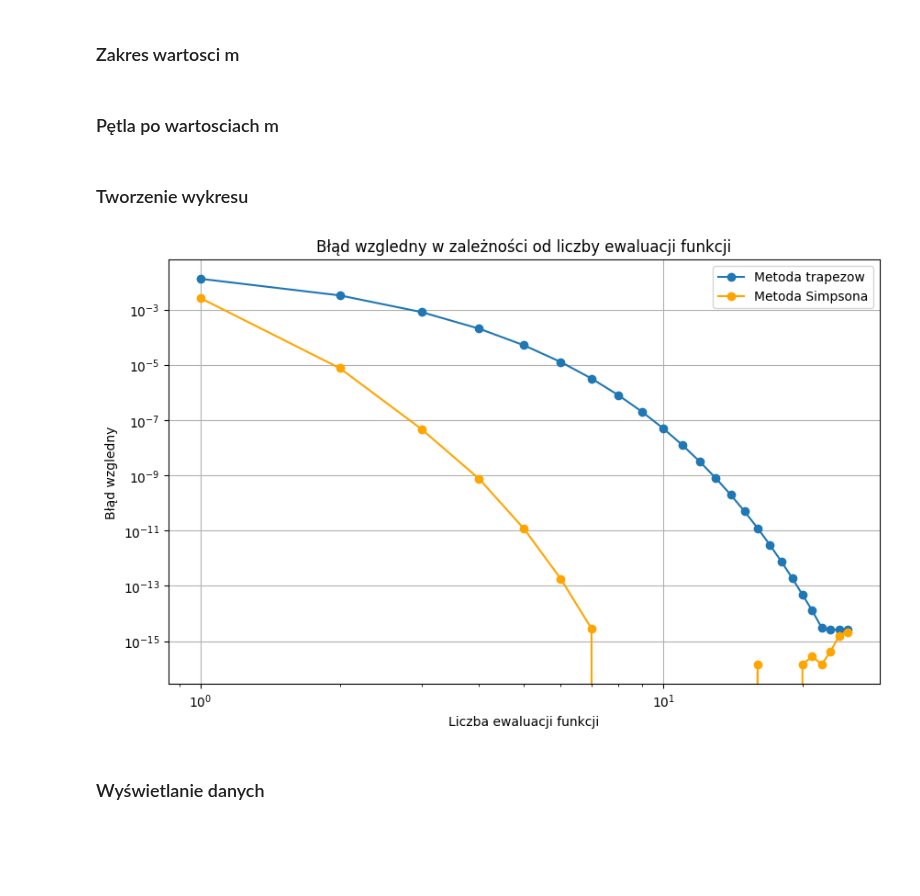
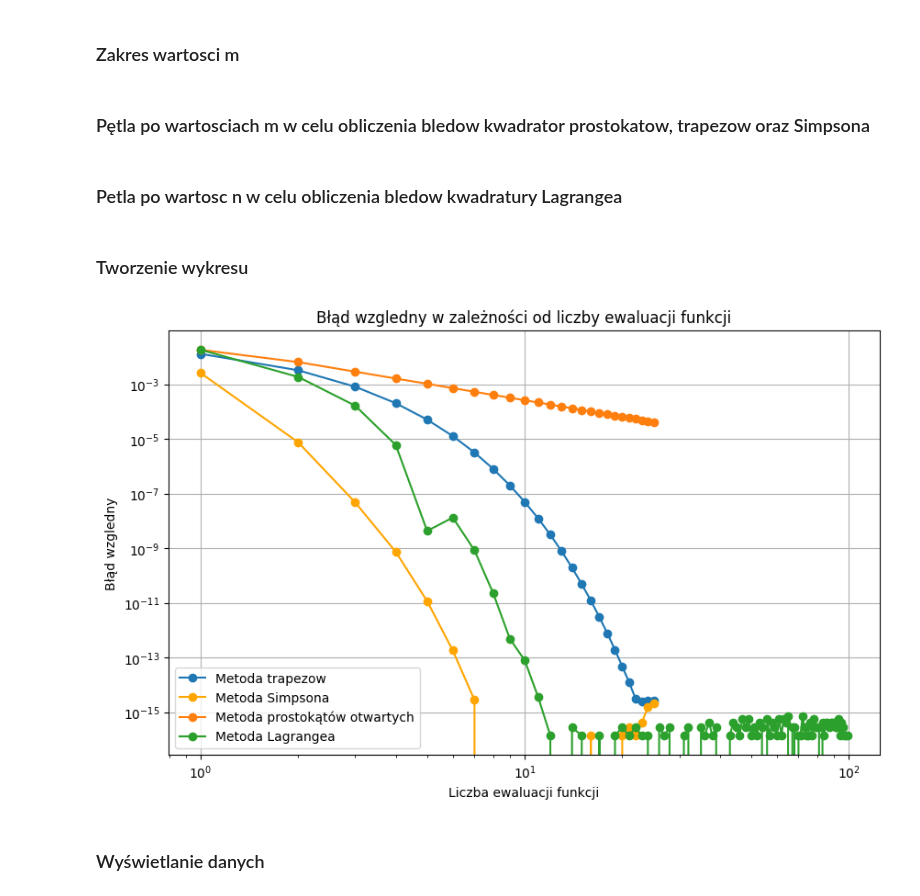
Before and after one commit to arturgesiarz/CalculationTechMethods-Course, a Jupyter notebook: lab06/ex1.ipynb, the cells around one changed output. Cells and saved outputs as stored; diff of their text form; code cells hidden in the pictures; blank space fills up the shorter version.

```diff
--- a/lab06/ex1.ipynb
+++ b/lab06/ex1.ipynb
@@ -30,6 +51,8 @@ def relative_error(excat, approx):
 # %%
 errors_trapezoidal = []
 errors_simpson = []
+errors_open_rectangle = []
+errors_legendre = []
 # %% [markdown]
 ### Przedzial calkowania
 # %%
@@ -38,45 +61,53 @@ b = 1
 # %% [markdown]
 ### Zakres wartosci m
 # %%
+exact_value = np.pi
 m_values = np.arange(1, 26)
+n_values = range(1, 100)
 # %% [markdown]
-### Pętla po wartosciach m
+### Pętla po wartosciach m w celu obliczenia bledow kwadrator prostokatow, trapezow oraz Simpsona
 # %%
 for m in m_values:
     # Generowanie węzlów
     x = np.linspace(a, b, 2 ** m + 1)
     y = function_to_integrate(x)
 
-    exact_value = np.pi
-
     integral_trapezoidal = calculate_pi_integral(trapz, x, y)
     integral_simpson = calculate_pi_integral(simps, x, y)
+    integral_open_rectangle = open_rectangle_rule(function_to_integrate, 0, 1, m)
 
     error_trapezoidal = relative_error(exact_value, integral_trapezoidal)
     error_simpson = relative_error(exact_value, integral_simpson)
+    error_open_rectangle = relative_error(exact_value, integral_open_rectangle)
 
     errors_simpson.append(error_simpson)
     errors_trapezoidal.append(error_trapezoidal)
+    errors_open_rectangle.append(error_open_rectangle)
+# %% [markdown]
+### Petla po wartosc n w celu obliczenia bledow kwadratury Lagrangea
+# %%
+for n in n_values:
+    integral_value = gauss_legendre_integration(n)
+    error = np.abs((exact_value - integral_value) / exact_value)
+    errors_legendre.append(error)
 # %% [markdown]
 ### Tworzenie wykresu
 # %%
 plt.figure(figsize=(10,6))
 plt.plot(m_values, errors_trapezoidal, label='Metoda trapezow', marker='o')
 plt.plot(m_values, errors_simpson, label='Metoda Simpsona', marker='o',color='orange')
+plt.plot(m_values, errors_open_rectangle, label='Metoda prostokątów otwartych', marker='o')
+plt.plot(n_values, errors_legendre, label='Metoda Lagrangea', marker='o')
 plt.xscale('log')
 plt.yscale('log')
 plt.title('Błąd wzgledny w zależności od liczby ewaluacji funkcji')
 plt.xlabel('Liczba ewaluacji funkcji')
 plt.ylabel('Błąd wzgledny')
 plt.legend()
 plt.grid(True)
 plt.show()
-
-# poprawic wykres !! - skala
-# wykres metody prosotkatow - na 4 na jedynm wykresie
-# metoda Simpsona do poprawy
 # %% [output]
-[figure, old version]
+[figure, new version]
 # %% [markdown]
 ### Wyświetlanie danych
 # %%
```
Also changed, not shown: parts of 7 cells of this notebook.
